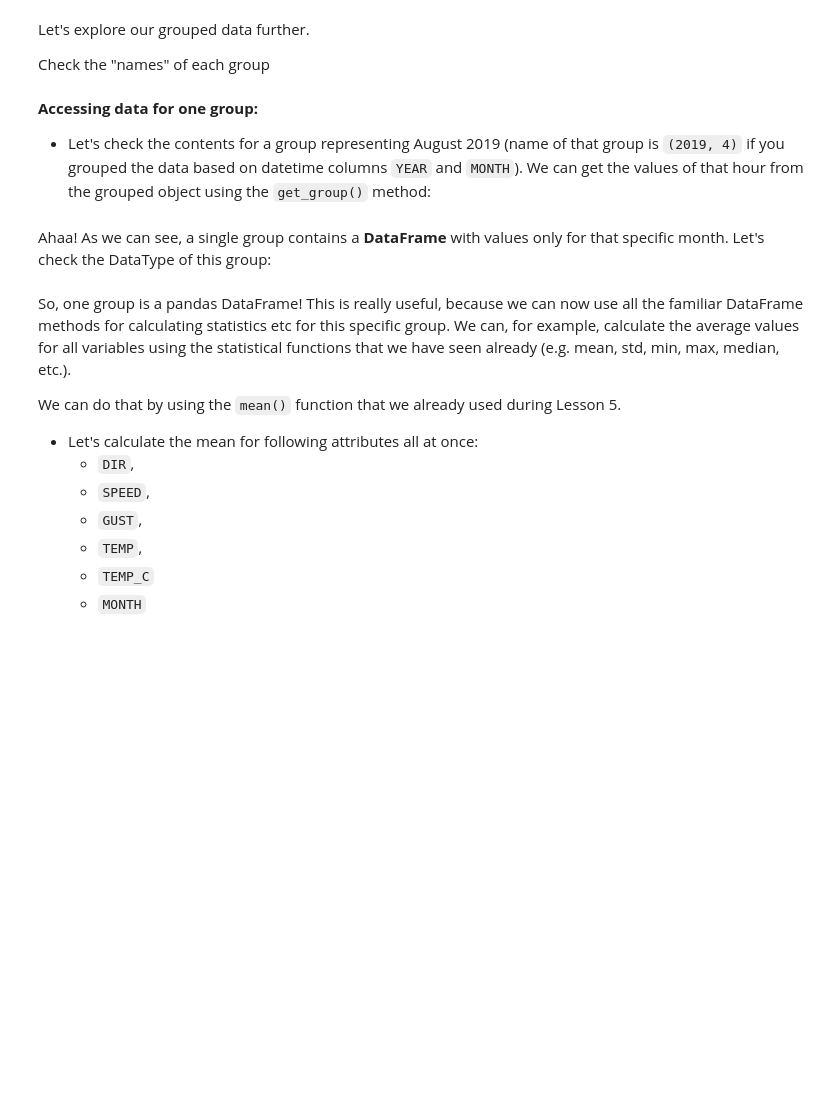
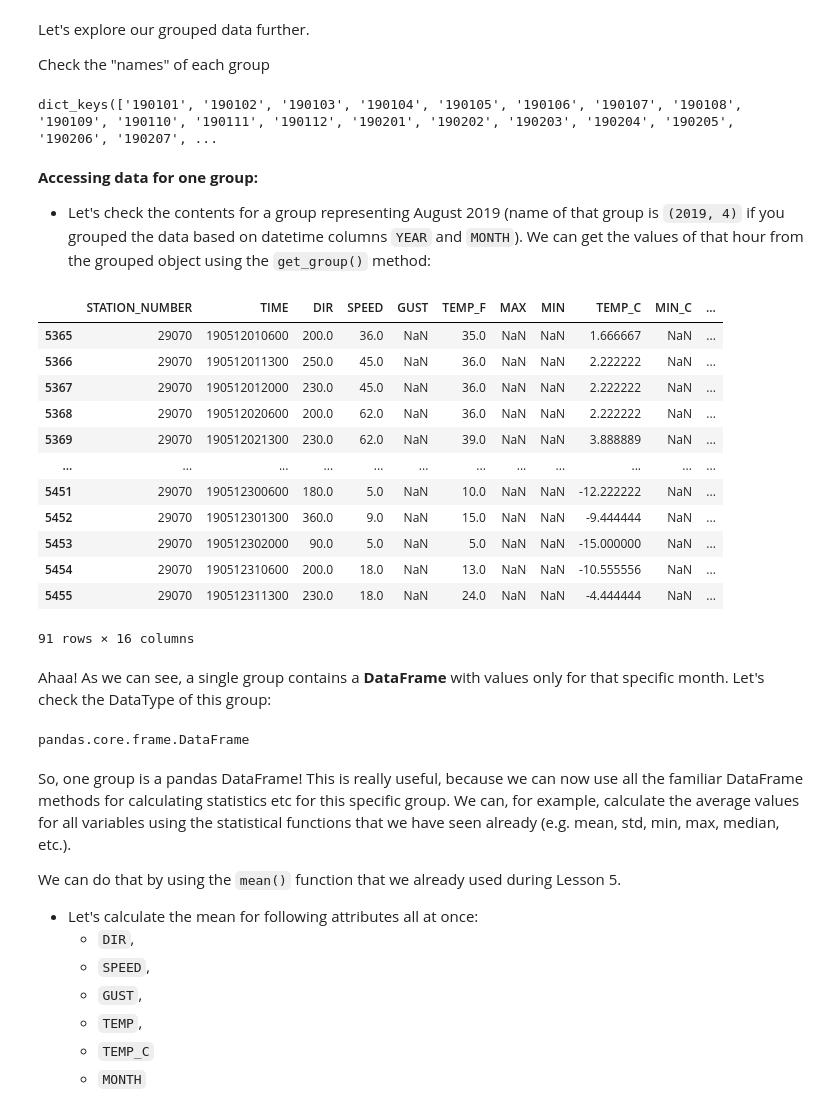
Before and after one commit to kk-ise-agu/gis2021, a Jupyter notebook: Lesson6/advanced-data-processing-with-pandas.ipynb, the cells around one changed output. Drawn from its saved outputs; the diff is of its cells as text; code cells hidden in the pictures; blank space fills up the shorter version.

Commit message:
Add files via upload
import pandas

```diff
--- a/Lesson6/advanced-data-processing-with-pandas.ipynb
+++ b/Lesson6/advanced-data-processing-with-pandas.ipynb
@@ -400,20 +707,42 @@ Let's explore our grouped data further.
 Check the "names" of each group
 # %%
 # Next line will print out all 82 group "keys"
-#grouped.groups.keys()
+grouped.groups.keys()
+# %% [output]
+dict_keys(['190101', '190102', '190103', '190104', '190105', '190106', '190107', '190108', '190109', '190110', '190111', '190112', '190201', '190202', '190203', '190204', '190205', '190206', '190207', ...
 # %% [markdown]
 **Accessing data for one group:**
 
 - Let's check the contents for a group representing August 2019 (name of that group is `(2019, 4)` if you grouped the data based on datetime columns `YEAR` and `MONTH`). We can get the values of that hour from the grouped object using the `get_group()` method:
 # %%
 # Specify a month (as character string)
-
+month = "190512"
 
 # Select the group
+group1 = grouped.get_group(month)
 # %%
 # Let's see what we have
+group1
+# %% [output]
+|  | STATION_NUMBER | TIME | DIR | SPEED | GUST | TEMP_F | MAX | MIN | TEMP_C | MIN_C | ... |
+| 5365 | 29070 | 190512010600 | 200.0 | 36.0 | NaN | 35.0 | NaN | NaN | 1.666667 | NaN | ... |
+| 5366 | 29070 | 190512011300 | 250.0 | 45.0 | NaN | 36.0 | NaN | NaN | 2.222222 | NaN | ... |
+| 5367 | 29070 | 190512012000 | 230.0 | 45.0 | NaN | 36.0 | NaN | NaN | 2.222222 | NaN | ... |
+| 5368 | 29070 | 190512020600 | 200.0 | 62.0 | NaN | 36.0 | NaN | NaN | 2.222222 | NaN | ... |
+| 5369 | 29070 | 190512021300 | 230.0 | 62.0 | NaN | 39.0 | NaN | NaN | 3.888889 | NaN | ... |
+| ... | ... | ... | ... | ... | ... | ... | ... | ... | ... | ... | ... |
+| 5451 | 29070 | 190512300600 | 180.0 | 5.0 | NaN | 10.0 | NaN | NaN | -12.222222 | NaN | ... |
+| 5452 | 29070 | 190512301300 | 360.0 | 9.0 | NaN | 15.0 | NaN | NaN | -9.444444 | NaN | ... |
+| 5453 | 29070 | 190512302000 | 90.0 | 5.0 | NaN | 5.0 | NaN | NaN | -15.000000 | NaN | ... |
+| 5454 | 29070 | 190512310600 | 200.0 | 18.0 | NaN | 13.0 | NaN | NaN | -10.555556 | NaN | ... |
+| 5455 | 29070 | 190512311300 | 230.0 | 18.0 | NaN | 24.0 | NaN | NaN | -4.444444 | NaN | ... |
+91 rows × 16 columns
 # %% [markdown]
 Ahaa! As we can see, a single group contains a **DataFrame** with values only for that specific month. Let's check the DataType of this group:
+# %%
+type(group1)
+# %% [output]
+pandas.core.frame.DataFrame
 # %% [markdown]
 So, one group is a pandas DataFrame! This is really useful, because we can now use all the familiar DataFrame methods for calculating statistics etc for this specific group.
 We can, for example, calculate the average values for all variables using the statistical functions that we have seen already (e.g. mean, std, min, max, median, etc.).
```
Also changed, not shown: parts of 56 cells of this notebook.
